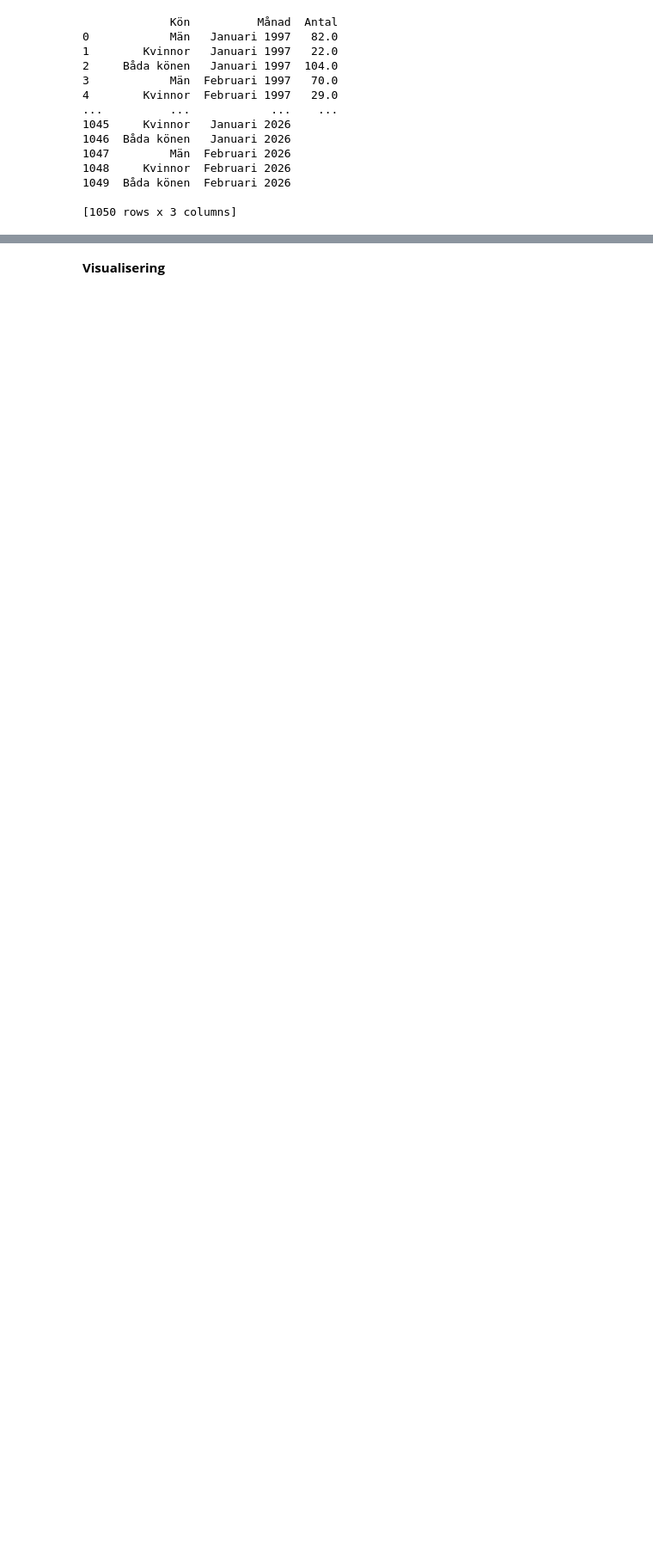
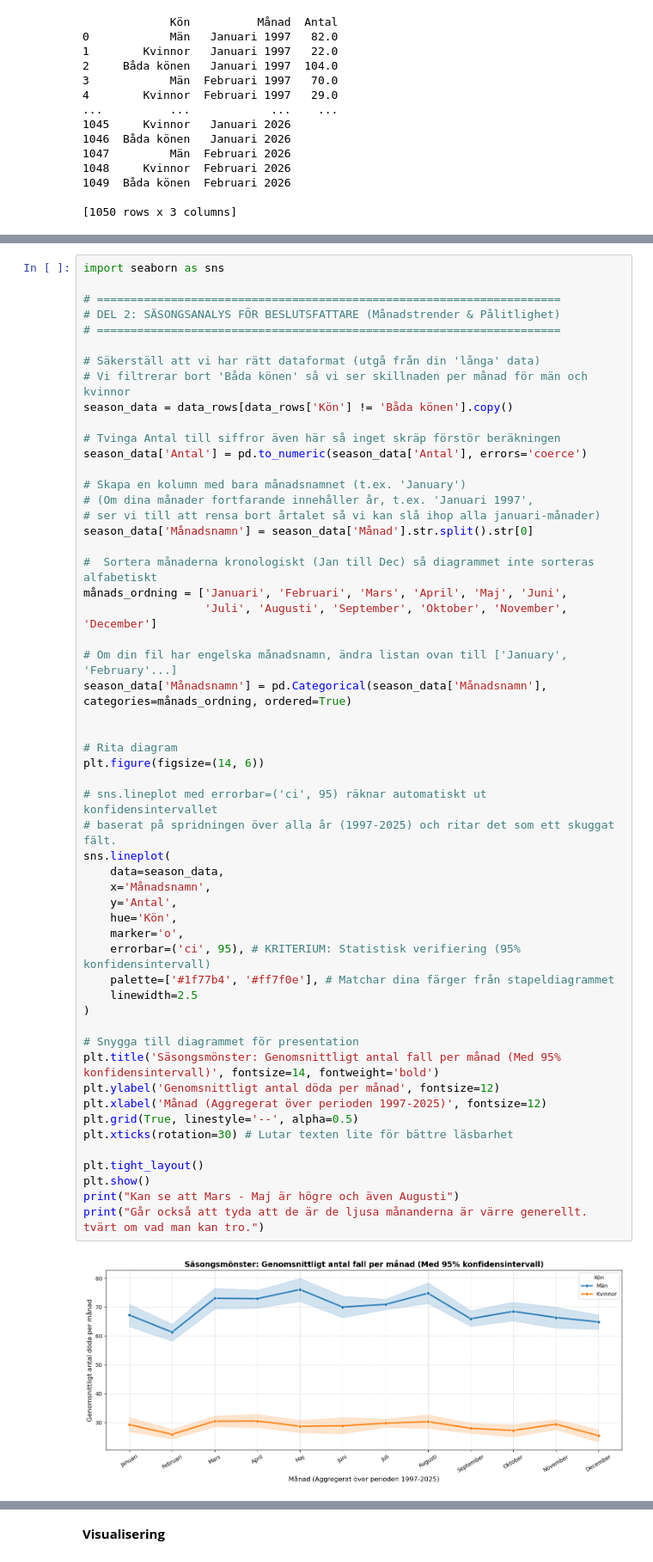
Before and after one commit to RickardAnd/projekt-grupp6, a Jupyter notebook: projekt_grupp6.ipynb, the cells around one changed output, grey strips where cells are left out. Shown at 86% size. Saved outputs shown, nothing was run; the diff lists cells and outputs as text; blank space fills up the shorter version.

Commit message:
Uptade
Månadsstatistik och boxplots

```diff
--- a/projekt_grupp6.ipynb
+++ b/projekt_grupp6.ipynb
@@ -268,0 +273,56 @@ Totalsummor för hela perioden (1997-2025):
+# %%
+import seaborn as sns
+
+# =====================================================================
+# DEL 2: SÄSONGSANALYS FÖR BESLUTSFATTARE (Månadstrender & Pålitlighet)
+# =====================================================================
+
+# Säkerställ att vi har rätt dataformat (utgå från din 'långa' data)
+# Vi filtrerar bort 'Båda könen' så vi ser skillnaden per månad för män och kvinnor
+season_data = data_rows[data_rows['Kön'] != 'Båda könen'].copy()
+
+# Tvinga Antal till siffror även här så inget skräp förstör beräkningen
+season_data['Antal'] = pd.to_numeric(season_data['Antal'], errors='coerce')
+
+# Skapa en kolumn med bara månadsnamnet (t.ex. 'January')
+# (Om dina månader fortfarande innehåller år, t.ex. 'Januari 1997',
+# ser vi till att rensa bort årtalet så vi kan slå ihop alla januari-månader)
+season_data['Månadsnamn'] = season_data['Månad'].str.split().str[0]
+
+#  Sortera månaderna kronologiskt (Jan till Dec) så diagrammet inte sorteras alfabetiskt
+månads_ordning = ['Januari', 'Februari', 'Mars', 'April', 'Maj', 'Juni',
+                  'Juli', 'Augusti', 'September', 'Oktober', 'November', 'December']
+
+# Om din fil har engelska månadsnamn, ändra listan ovan till ['January', 'February'...]
+season_data['Månadsnamn'] = pd.Categorical(season_data['Månadsnamn'], categories=månads_ordning, ordered=True)
+
+
+# Rita diagram
+plt.figure(figsize=(14, 6))
+
+# sns.lineplot med errorbar=('ci', 95) räknar automatiskt ut konfidensintervallet
+# baserat på spridningen över alla år (1997-2025) och ritar det som ett skuggat fält.
+sns.lineplot(
+    data=season_data,
+    x='Månadsnamn',
+    y='Antal',
+    hue='Kön',
+    marker='o',
+    errorbar=('ci', 95), # KRITERIUM: Statistisk verifiering (95% konfidensintervall)
+    palette=['#1f77b4', '#ff7f0e'], # Matchar dina färger från stapeldiagrammet
+    linewidth=2.5
+)
+
+# Snygga till diagrammet för presentation
+plt.title('Säsongsmönster: Genomsnittligt antal fall per månad (Med 95% konfidensintervall)', fontsize=14, fontweight='bold')
+plt.ylabel('Genomsnittligt antal döda per månad', fontsize=12)
+plt.xlabel('Månad (Aggregerat över perioden 1997-2025)', fontsize=12)
+plt.grid(True, linestyle='--', alpha=0.5)
+plt.xticks(rotation=30) # Lutar texten lite för bättre läsbarhet
+
+plt.tight_layout()
+plt.show()
+print("Kan se att Mars - Maj är högre och även Augusti")
+print("Går också att tyda att de är de ljusa månanderna är värre generellt. tvärt om vad man kan tro.")
+# %% [output]
+[figure, added]
```
Also changed, not shown: parts of 5 cells of this notebook.
